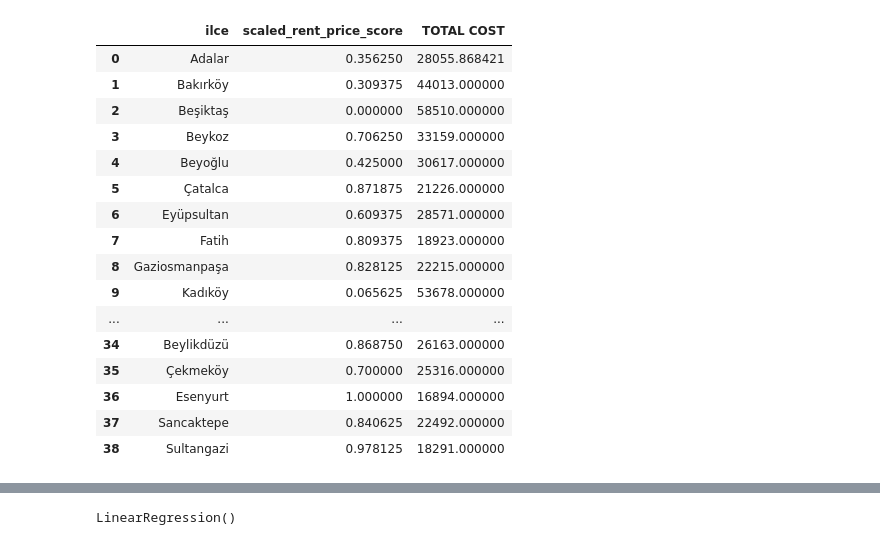
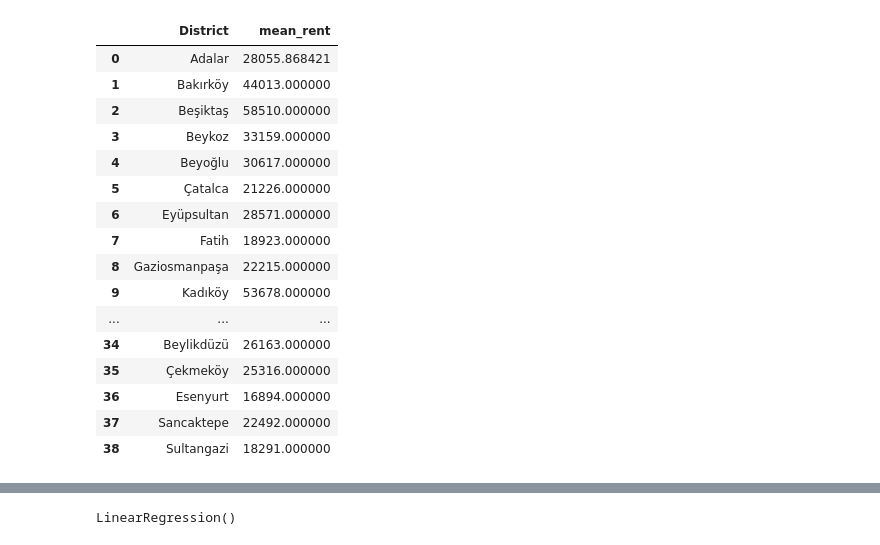
Before and after one commit to efkirmizi/Optimization_Project, a Jupyter notebook: main.ipynb, the cells around one changed output, grey strips where cells are left out. Saved outputs shown, nothing was run; the diff lists cells and outputs as text; code cells hidden in the pictures.

```diff
--- a/main.ipynb
+++ b/main.ipynb
@@ -76,33 +55,28 @@ land_price_df
 # %%
 rent_price_df = pd.read_csv(r"data\istanbul kira.csv")
 
-rent_price_scaler = MinMaxScaler_Cost(rent_price_df['Nisan 2025 (₺/m²)'])
-
-scaled_rent_price = rent_price_scaler.scale(rent_price_df['Nisan 2025 (₺/m²)'])
-rent_price_df['scaled_rent_price_score'] = scaled_rent_price
-rent_price_df = rent_price_df[['İlçeler', 'scaled_rent_price_score', 'Ort. Değer (₺)']]
-rent_price_df['Ort. Değer (₺)'] = rent_price_df['Ort. Değer (₺)'].fillna(rent_price_df['Ort. Değer (₺)'].mean(axis=0))
-rent_price_df = rent_price_df.rename(columns={'Ort. Değer (₺)': 'TOTAL COST'})
-rent_price_df = rent_price_df.rename(columns={'İlçeler': 'ilce'})
+rent_price_df['Ort. Değer (₺)'] = rent_price_df['Ort. Değer (₺)'].fillna(rent_price_df['Ort. Değer (₺)'].mean())
+rent_price_df = rent_price_df.rename(columns={'Ort. Değer (₺)': 'mean_rent', 'İlçeler': 'District'})
+rent_price_df = rent_price_df[['District', 'mean_rent']]
 rent_price_df
 # %% [output]
-|  | ilce | scaled_rent_price_score | TOTAL COST |
-| 0 | Adalar | 0.356250 | 28055.868421 |
-| 1 | Bakırköy | 0.309375 | 44013.000000 |
-| 2 | Beşiktaş | 0.000000 | 58510.000000 |
-| 3 | Beykoz | 0.706250 | 33159.000000 |
-| 4 | Beyoğlu | 0.425000 | 30617.000000 |
-| 5 | Çatalca | 0.871875 | 21226.000000 |
-| 6 | Eyüpsultan | 0.609375 | 28571.000000 |
-| 7 | Fatih | 0.809375 | 18923.000000 |
-| 8 | Gaziosmanpaşa | 0.828125 | 22215.000000 |
-| 9 | Kadıköy | 0.065625 | 53678.000000 |
-| ... | ... | ... | ... |
-| 34 | Beylikdüzü | 0.868750 | 26163.000000 |
-| 35 | Çekmeköy | 0.700000 | 25316.000000 |
-| 36 | Esenyurt | 1.000000 | 16894.000000 |
-| 37 | Sancaktepe | 0.840625 | 22492.000000 |
-| 38 | Sultangazi | 0.978125 | 18291.000000 |
+|  | District | mean_rent |
+| 0 | Adalar | 28055.868421 |
+| 1 | Bakırköy | 44013.000000 |
+| 2 | Beşiktaş | 58510.000000 |
+| 3 | Beykoz | 33159.000000 |
+| 4 | Beyoğlu | 30617.000000 |
+| 5 | Çatalca | 21226.000000 |
+| 6 | Eyüpsultan | 28571.000000 |
+| 7 | Fatih | 18923.000000 |
+| 8 | Gaziosmanpaşa | 22215.000000 |
+| 9 | Kadıköy | 53678.000000 |
+| ... | ... | ... |
+| 34 | Beylikdüzü | 26163.000000 |
+| 35 | Çekmeköy | 25316.000000 |
+| 36 | Esenyurt | 16894.000000 |
+| 37 | Sancaktepe | 22492.000000 |
+| 38 | Sultangazi | 18291.000000 |
 # %%
 crime_df = pd.read_csv(r"data\crime rates.csv")
 crime_df['Crime %00'] = crime_df['Crime %00'].apply(lambda x: x.replace(',', '.')).astype(float)
```
Also changed, not shown: parts of 31 cells of this notebook, 2 other files.
